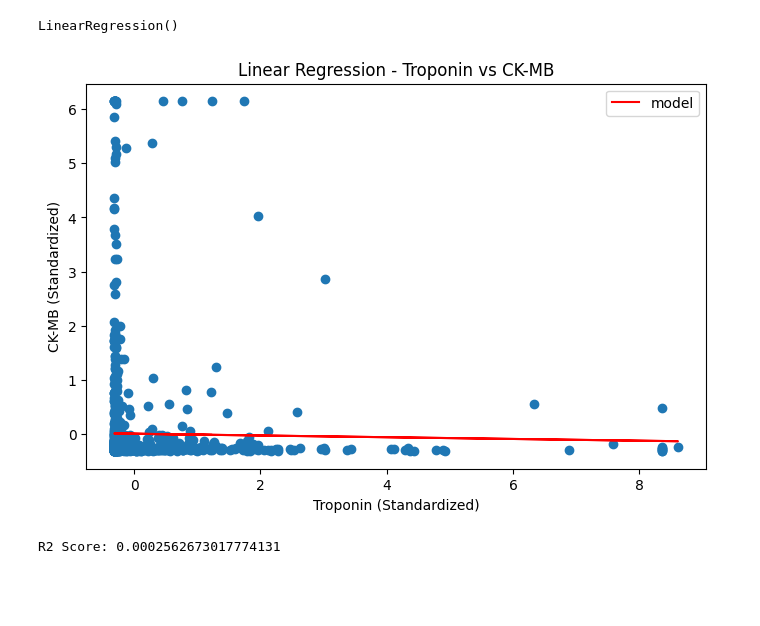
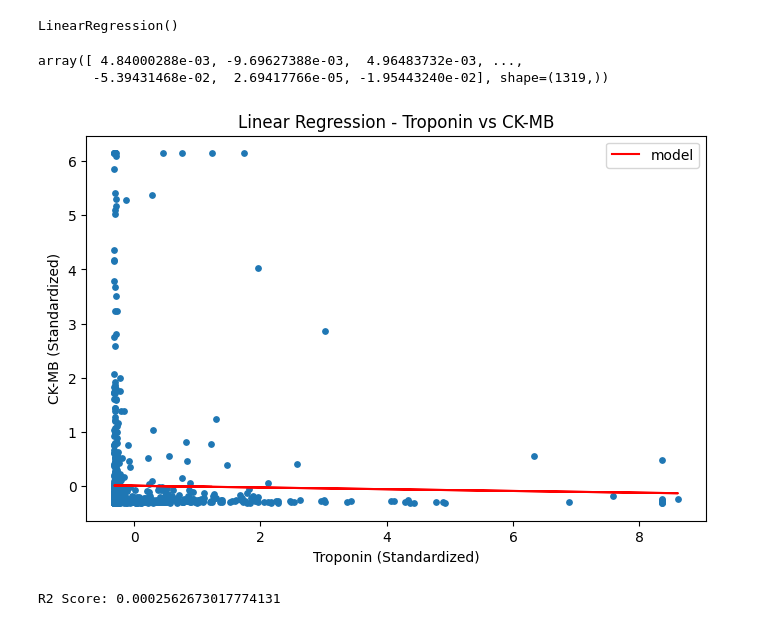
Before and after one commit to plamensve/ds_retake_exam_2026, a Jupyter notebook: notebooks/03_dataset_2_overview.ipynb, the cells around one changed output. Cells and saved outputs as stored; diff of their text form; code cells hidden in the pictures; blank space fills up the shorter version.

```diff
--- a/notebooks/03_dataset_2_overview.ipynb
+++ b/notebooks/03_dataset_2_overview.ipynb
@@ -289,21 +338,25 @@ model.fit(X, y)
 LinearRegression()
 # %%
 y_pred = model.predict(X)
+y_pred
+# %% [output]
+array([ 4.84000288e-03, -9.69627388e-03,  4.96483732e-03, ...,
+       -5.39431468e-02,  2.69417766e-05, -1.95443240e-02], shape=(1319,))
 # %%
 plt.figure(figsize=(8,5))
 
-plt.scatter(scaled_df['troponin'], scaled_df['ck_mb'])
+plt.scatter(scaled_df['troponin'], scaled_df['ck_mb'], s=15)
 
 plt.plot(scaled_df['troponin'],y_pred, color='r', label='model')
 
 plt.xlabel('Troponin (Standardized)')
 plt.ylabel('CK-MB (Standardized)')
 plt.legend()
 plt.title('Linear Regression - Troponin vs CK-MB')
 
 plt.show()
 # %% [output]
-[figure, old version]
+[figure, new version]
 # %%
 print("R2 Score:", r2_score(y, y_pred))
 # %% [output]
```
Also changed, not shown: parts of 30 cells of this notebook.
